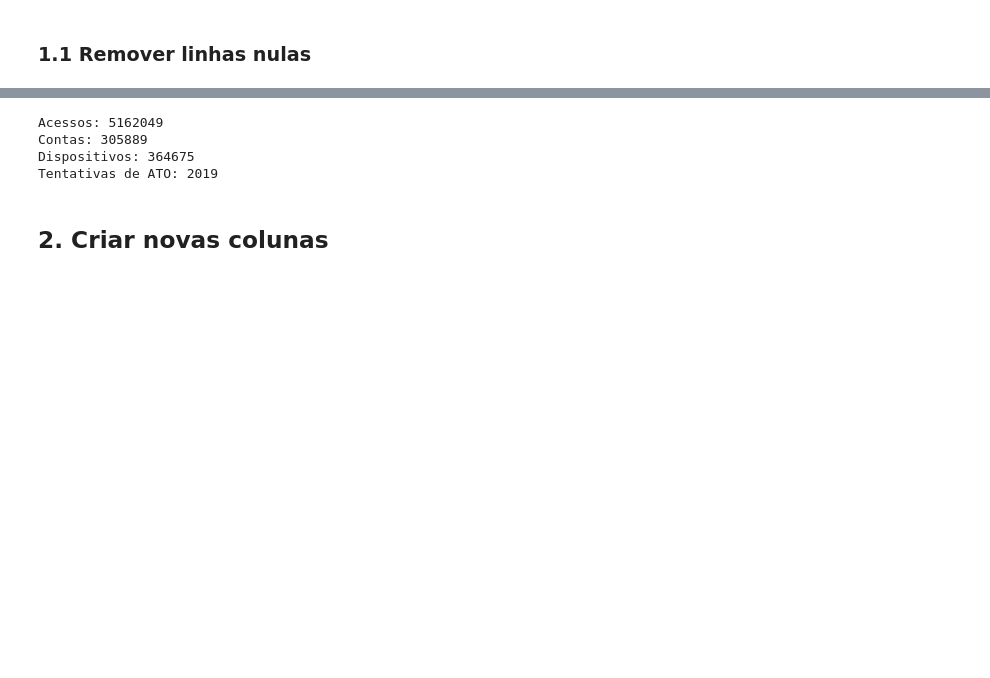
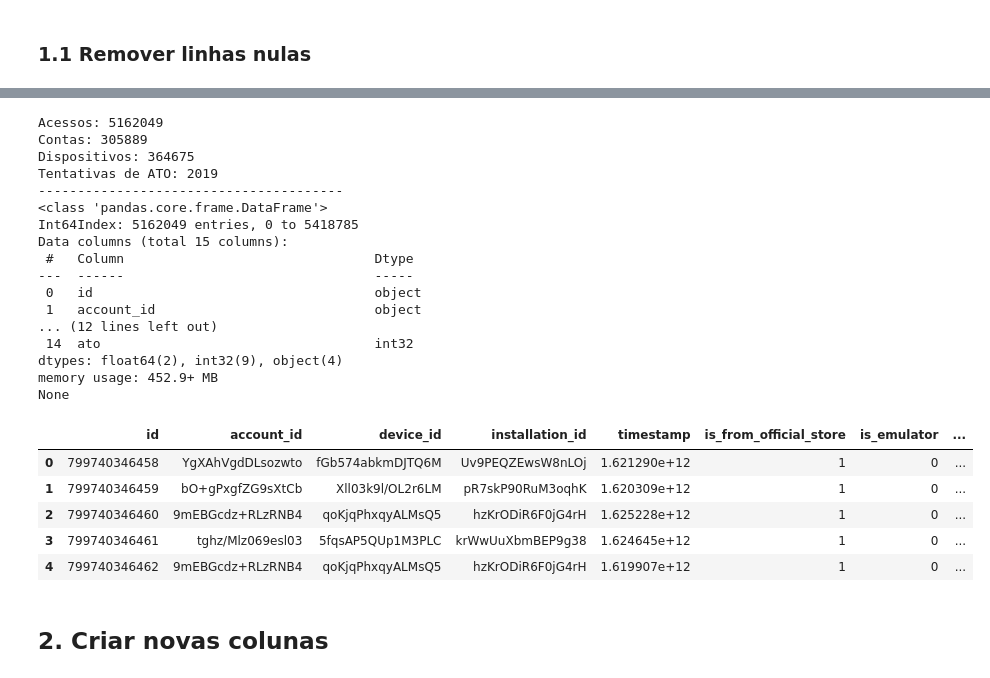
Before and after one commit to pedrosena138/projeto-if997, a Jupyter notebook: Projeto.ipynb, the cells around one changed output, grey strips where cells are left out. Cells and saved outputs as stored; diff of their text form; code cells hidden in the pictures; blank space fills up the shorter version.

```diff
--- a/Projeto.ipynb
+++ b/Projeto.ipynb
@@ -80,6 +107,6 @@ dataframe_logins.drop(index=null_n_accounts.index, inplace=True)
 # %%
-moda_timestamp = dataframe_logins['timestamp'].mode()[0]
-moda_device_age = dataframe_logins['device_age_ms'].mode()[0]
+moda_timestamp = logins_df['timestamp'].mode()[0]
+moda_device_age = logins_df['device_age_ms'].mode()[0]
 lista_colunas = [
   'never_permitted_location_on_account',
   'max_installations_on_related_devices',
@@ -90,16 +117,14 @@ lista_colunas = [
   'probable_root',
   'max_installations_on_related_devices',
   'has_fake_location_enabled',
-  'never_permitted_location_on_account',
   'probable_root',
   'is_from_official_store',
-  'boot_count',
-  'wallpaper_count'
+  'never_permitted_location_on_account',
 ]
 
-dataframe_logins['timestamp'] = dataframe_logins['timestamp'].fillna(moda_timestamp)
-dataframe_logins['device_age_ms'] = dataframe_logins['device_age_ms'].fillna(moda_device_age)
+logins_df['timestamp'] = logins_df['timestamp'].fillna(moda_timestamp)
+logins_df['device_age_ms'] = logins_df['device_age_ms'].fillna(moda_device_age)
 
 for coluna in lista_colunas:
-  dataframe_logins[coluna] = dataframe_logins[coluna].fillna(0)
+  logins_df[coluna] = logins_df[coluna].fillna(0)
 # %% [markdown]
@@ -130,16 +132,40 @@ dtype: object
 # %%
-contas = len(dataframe_logins['account_id'].unique())
-dispostivos = len(dataframe_logins['device_id'].unique())
-tentativas_ato = dataframe_logins[dataframe_logins['ato'] == 1].count()
+lista_colunas = [*lista_colunas, 'n_accounts', 'ato']
+logins_df[lista_colunas] = logins_df[lista_colunas].astype('int32')
+contas = len(logins_df['account_id'].unique())
+dispostivos = len(logins_df['device_id'].unique())
+tentativas_ato = logins_df[logins_df['ato'] == 1].count()
 
-print ('Acessos:', dataframe_logins.shape[0])
+print ('Acessos:', logins_df.shape[0])
 print ('Contas:', contas)
 print('Dispositivos:', dispostivos)
 print('Tentativas de ATO:', tentativas_ato['ato'])
+print('---------------------------------------')
+print(logins_df.info())
+logins_df.head()
 # %% [output]
 Acessos: 5162049
 Contas: 305889
 Dispositivos: 364675
 Tentativas de ATO: 2019
+---------------------------------------
+<class 'pandas.core.frame.DataFrame'>
+Int64Index: 5162049 entries, 0 to 5418785
+Data columns (total 15 columns):
+ #   Column                                Dtype
+---  ------                                -----
+ 0   id                                    object
+ 1   account_id                            object
+... (12 lines left out)
+ 14  ato                                   int32
+dtypes: float64(2), int32(9), object(4)
+memory usage: 452.9+ MB
+None
+|  | id | account_id | device_id | installation_id | timestamp | is_from_official_store | is_emulator | ... |
+| 0 | 799740346458 | YgXAhVgdDLsozwto | fGb574abkmDJTQ6M | Uv9PEQZEwsW8nLOj | 1.621290e+12 | 1 | 0 | ... |
+| 1 | 799740346459 | bO+gPxgfZG9sXtCb | Xll03k9l/OL2r6LM | pR7skP90RuM3oqhK | 1.620309e+12 | 1 | 0 | ... |
+| 2 | 799740346460 | 9mEBGcdz+RLzRNB4 | qoKjqPhxqyALMsQ5 | hzKrODiR6F0jG4rH | 1.625228e+12 | 1 | 0 | ... |
+| 3 | 799740346461 | tghz/Mlz069esl03 | 5fqsAP5QUp1M3PLC | krWwUuXbmBEP9g38 | 1.624645e+12 | 1 | 0 | ... |
+| 4 | 799740346462 | 9mEBGcdz+RLzRNB4 | qoKjqPhxqyALMsQ5 | hzKrODiR6F0jG4rH | 1.619907e+12 | 1 | 0 | ... |
 # %% [markdown]
 ## 2. Criar novas colunas
```
Also changed, not shown: parts of 16 cells of this notebook.
